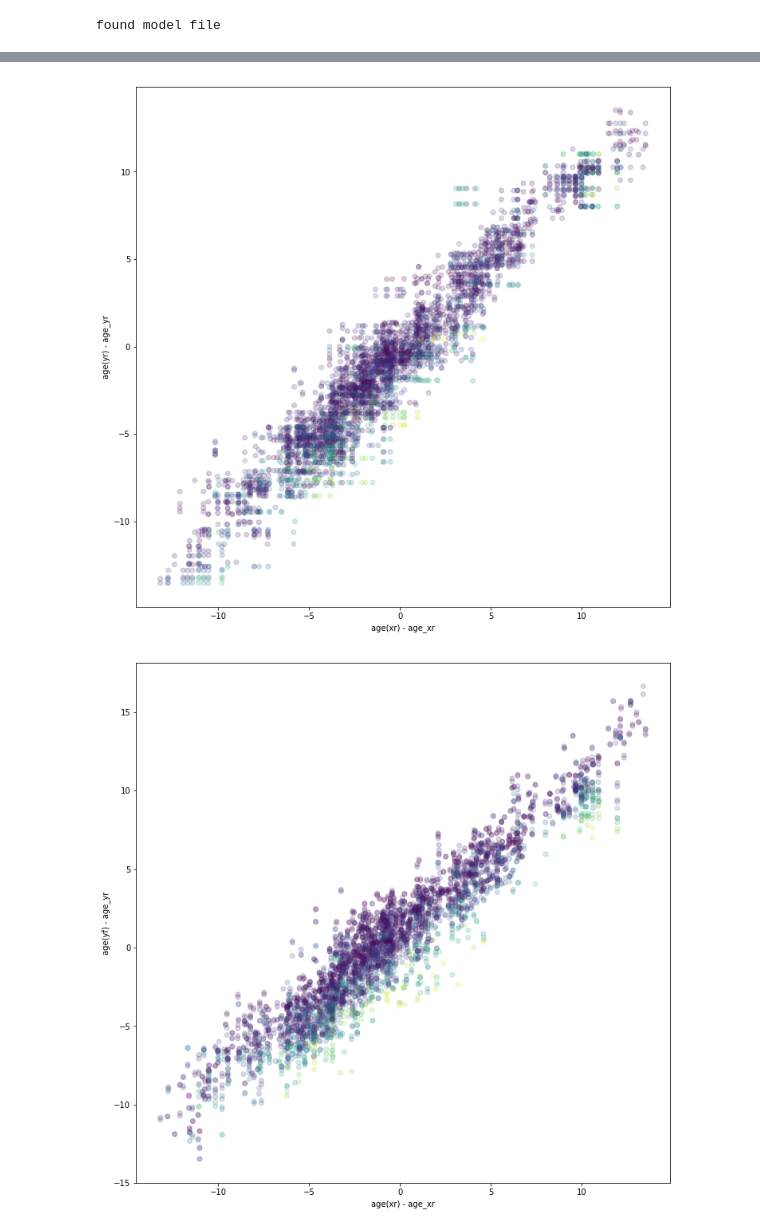
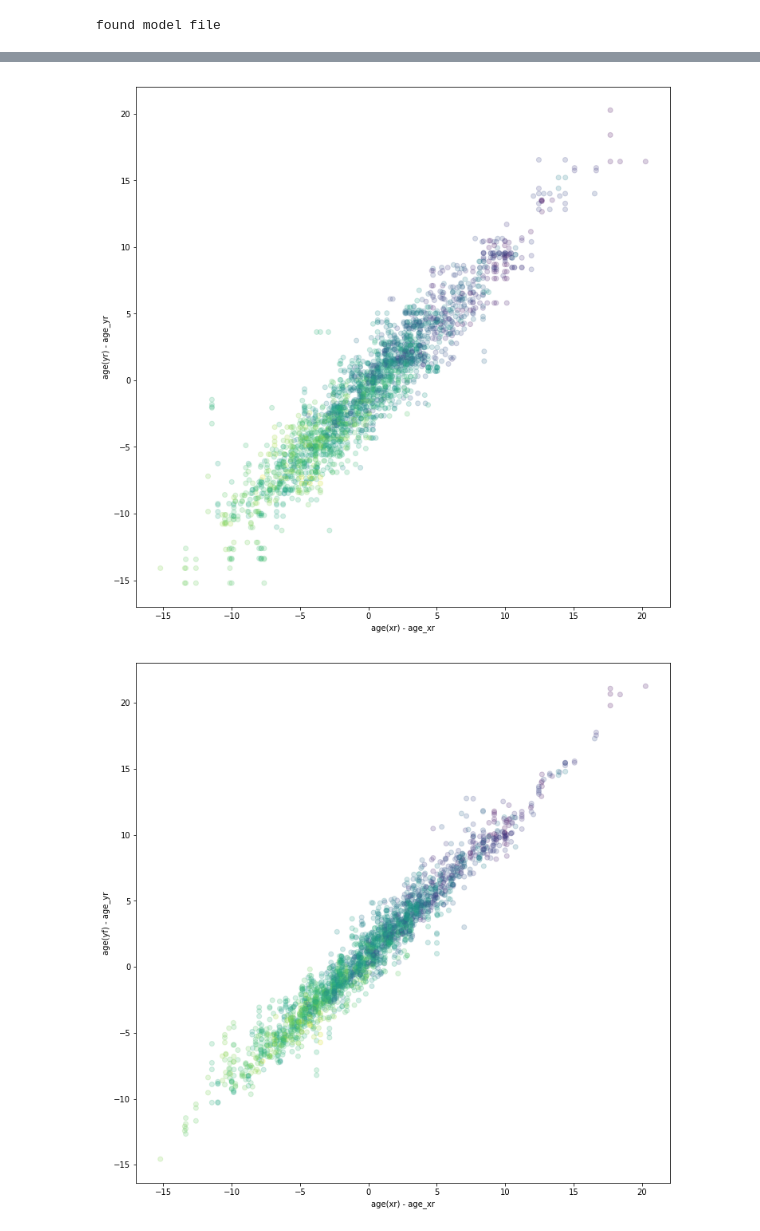
Before and after one commit to Untribium/agemorph, a Jupyter notebook: models/red_gan/src/age_prediction.ipynb, the cells around one changed output, grey strips where cells are left out. Saved outputs shown, nothing was run; the diff lists cells and outputs as text; code cells hidden in the pictures.

```diff
--- a/models/red_gan/src/age_prediction.ipynb
+++ b/models/red_gan/src/age_prediction.ipynb
@@ -22,7 +24,7 @@ def load_nii(path):
     vol = nii.get_data().astype(np.float32)
     return np.squeeze(vol)
 # %%
-run_dirs = glob.glob('../runs/*')
+run_dirs = glob.glob('../runs/*/predict')
 run_dirs = sorted(run_dirs)
 
 print('found {} runs'.format(len(run_dirs)), '\n')
@@ -50,8 +40,8 @@ found 10 runs
 # %%
 # set run dir
-run_dir = run_dirs[6]
+run_dir = run_dirs[1]
 
-pre_dirs = glob.glob(os.path.join(glob.escape(run_dir), 'predict', '*', '*'))
+pre_dirs = glob.glob(os.path.join(glob.escape(run_dir), '*', '*'))
 pre_dirs = sorted(pre_dirs)
 
 print('found {} pre_dirs'.format(len(pre_dirs)))
@@ -74,6 +57,6 @@ found 10 pre_dirs
 # %%
 # generator config, run_dir, etc...
-pre_dir = pre_dirs[2]
+pre_dir = pre_dirs[0]
 
 csv_path = os.path.join(pre_dir, 'meta.csv')
 csv = pd.read_csv(csv_path)
@@ -173,5 +159,5 @@ for i, reg_csv in enumerate(reg_csvs):
 # %%
-csv_path = reg_csvs[0]
+csv_path = reg_csvs[1]
 csv = pd.read_csv(csv_path)
 print(csv.shape)
 # %% [output]
@@ -198,8 +165,7 @@ plt.show()
 # %%
 x = csv.age_xr - csv.pat_age_0
 y = csv.age_yr - csv.pat_age_1
-#c = (csv.pat_age_0 + csv.pat_age_1) / 2
-c = csv.delta_t
+c = (csv.pat_age_0 + csv.pat_age_1) / 2
 
 plt.figure(figsize=(12, 12))
 plt.scatter(x, y, c=c, alpha=0.2)
@@ -207,17 +173,16 @@ plt.xlabel('age(xr) - age_xr')
 plt.ylabel('age(yr) - age_yr')
 plt.show()
 # %% [output]
-[figure, old version]
+[figure, new version]
 # %%
 x = csv.age_xr - csv.pat_age_0
 y = csv.age_yf - csv.pat_age_1
-#c = (csv.pat_age_0 + csv.pat_age_1) / 2
-c = csv.delta_t
+c = (csv.pat_age_0 + csv.pat_age_1) / 2
 
 plt.figure(figsize=(12, 12))
 plt.scatter(x, y, c=c, alpha=0.2)
 plt.xlabel('age(xr) - age_xr')
 plt.ylabel('age(yf) - age_yr')
 plt.show()
 # %% [output]
-[figure, old version]
+[figure, new version]
```
Also changed, not shown: parts of 14 cells of this notebook, 9 other files.
